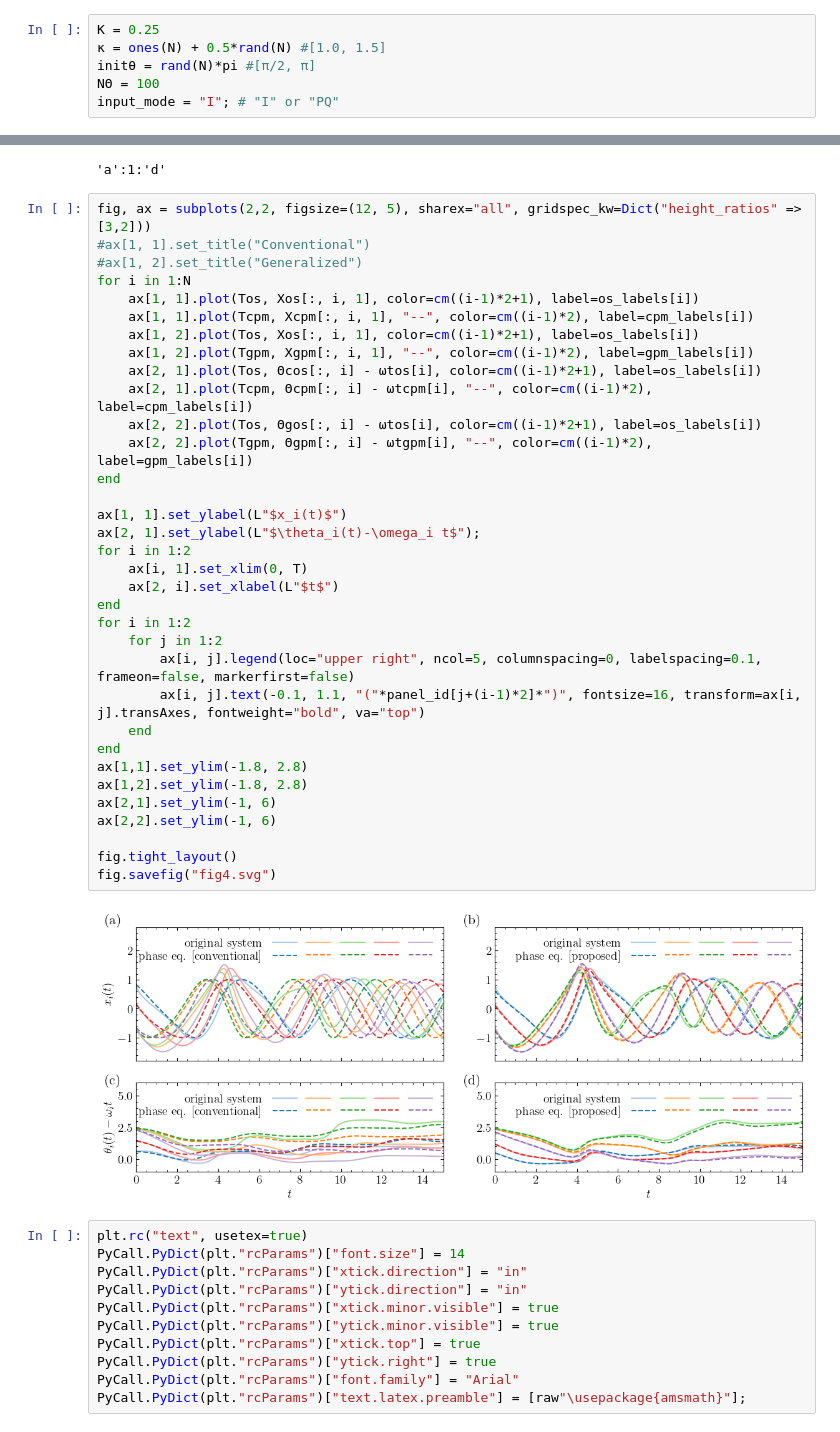
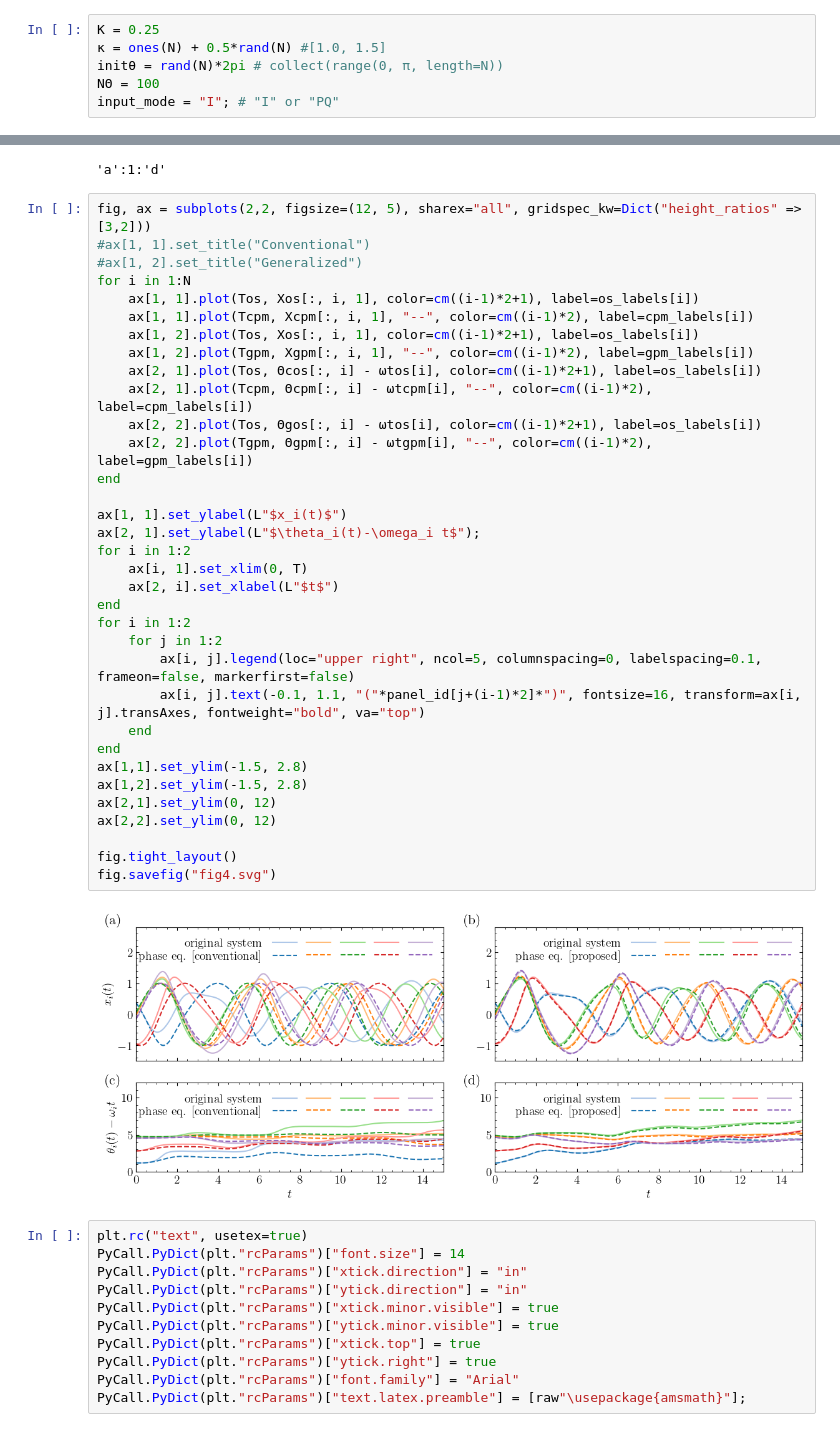
Before and after one commit to takyamamoto/GeneralizedPhaseReduction.jl, a Jupyter notebook: examples/Fig4_MSLmodel_five_coupled.ipynb, the cells around one changed output, grey strips where cells are left out. Saved outputs shown, nothing was run; the diff lists cells and outputs as text.

```diff
--- a/examples/Fig4_MSLmodel_five_coupled.ipynb
+++ b/examples/Fig4_MSLmodel_five_coupled.ipynb
@@ -54,7 +54,7 @@ coupled_func! (generic function with 1 method)
 # %%
 K = 0.25
 κ = ones(N) + 0.5*rand(N) #[1.0, 1.5]
-initθ = rand(N)*pi #[π/2, π]
+initθ = rand(N)*2pi # collect(range(0, π, length=N))
 NΘ = 100
 input_mode = "I"; # "I" or "PQ"
 # %%
@@ -269,38 +265,38 @@ panel_id = 'a':'d'
 fig, ax = subplots(2,2, figsize=(12, 5), sharex="all", gridspec_kw=Dict("height_ratios" => [3,2]))
 #ax[1, 1].set_title("Conventional")
 #ax[1, 2].set_title("Generalized")
 for i in 1:N
     ax[1, 1].plot(Tos, Xos[:, i, 1], color=cm((i-1)*2+1), label=os_labels[i])
     ax[1, 1].plot(Tcpm, Xcpm[:, i, 1], "--", color=cm((i-1)*2), label=cpm_labels[i])
     ax[1, 2].plot(Tos, Xos[:, i, 1], color=cm((i-1)*2+1), label=os_labels[i])
     ax[1, 2].plot(Tgpm, Xgpm[:, i, 1], "--", color=cm((i-1)*2), label=gpm_labels[i])
     ax[2, 1].plot(Tos, Θcos[:, i] - ωtos[i], color=cm((i-1)*2+1), label=os_labels[i])
     ax[2, 1].plot(Tcpm, Θcpm[:, i] - ωtcpm[i], "--", color=cm((i-1)*2), label=cpm_labels[i])
     ax[2, 2].plot(Tos, Θgos[:, i] - ωtos[i], color=cm((i-1)*2+1), label=os_labels[i])
     ax[2, 2].plot(Tgpm, Θgpm[:, i] - ωtgpm[i], "--", color=cm((i-1)*2), label=gpm_labels[i])
 end
 
 ax[1, 1].set_ylabel(L"$x_i(t)$")
 ax[2, 1].set_ylabel(L"$\theta_i(t)-\omega_i t$");
 for i in 1:2
     ax[i, 1].set_xlim(0, T)
     ax[2, i].set_xlabel(L"$t$")
 end
 for i in 1:2
     for j in 1:2
         ax[i, j].legend(loc="upper right", ncol=5, columnspacing=0, labelspacing=0.1, frameon=false, markerfirst=false)
         ax[i, j].text(-0.1, 1.1, "("*panel_id[j+(i-1)*2]*")", fontsize=16, transform=ax[i, j].transAxes, fontweight="bold", va="top")
     end
 end
-ax[1,1].set_ylim(-1.8, 2.8)
-ax[1,2].set_ylim(-1.8, 2.8)
-ax[2,1].set_ylim(-1, 6)
-ax[2,2].set_ylim(-1, 6)
+ax[1,1].set_ylim(-1.5, 2.8)
+ax[1,2].set_ylim(-1.5, 2.8)
+ax[2,1].set_ylim(0, 12)
+ax[2,2].set_ylim(0, 12)
 
 fig.tight_layout()
 fig.savefig("fig4.svg")
 # %% [output]
-[figure, old version]
+[figure, new version]
 # %%
 plt.rc("text", usetex=true)
 PyCall.PyDict(plt."rcParams")["font.size"] = 14
```
Also changed, not shown: parts of 9 cells of this notebook.
